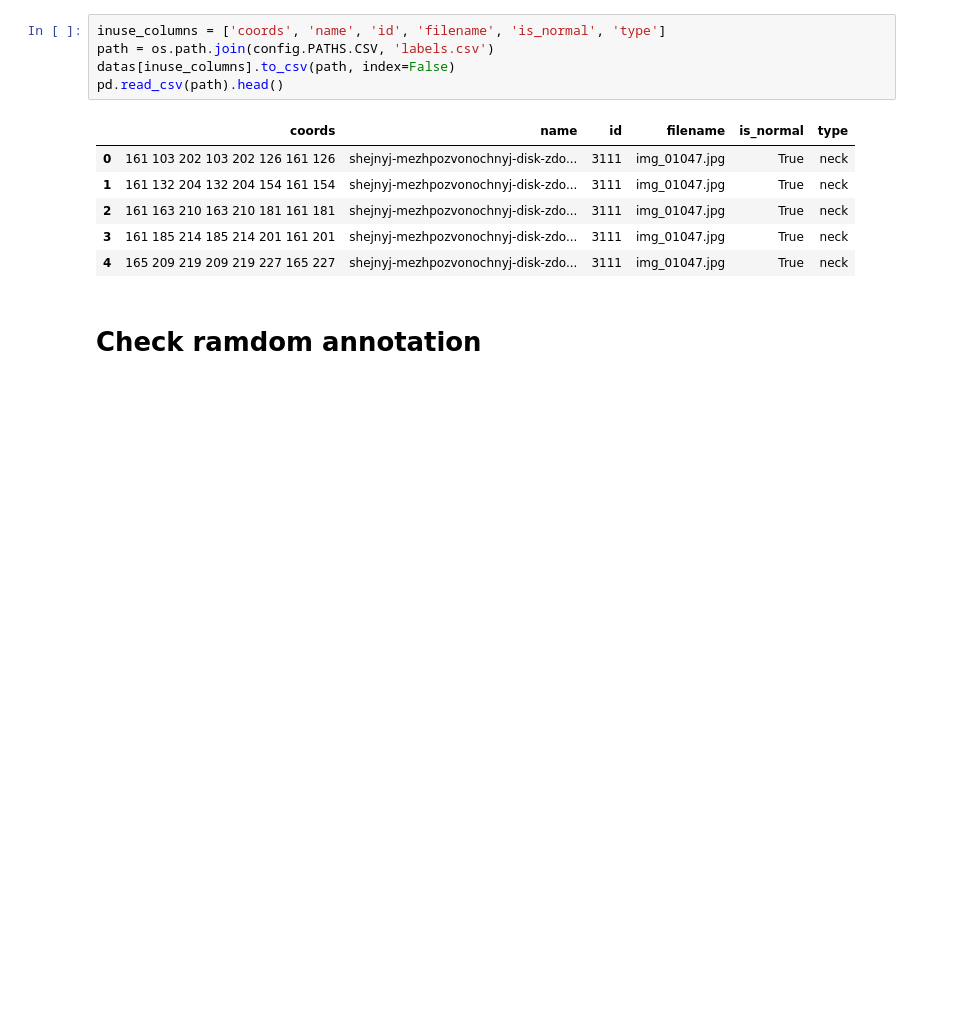
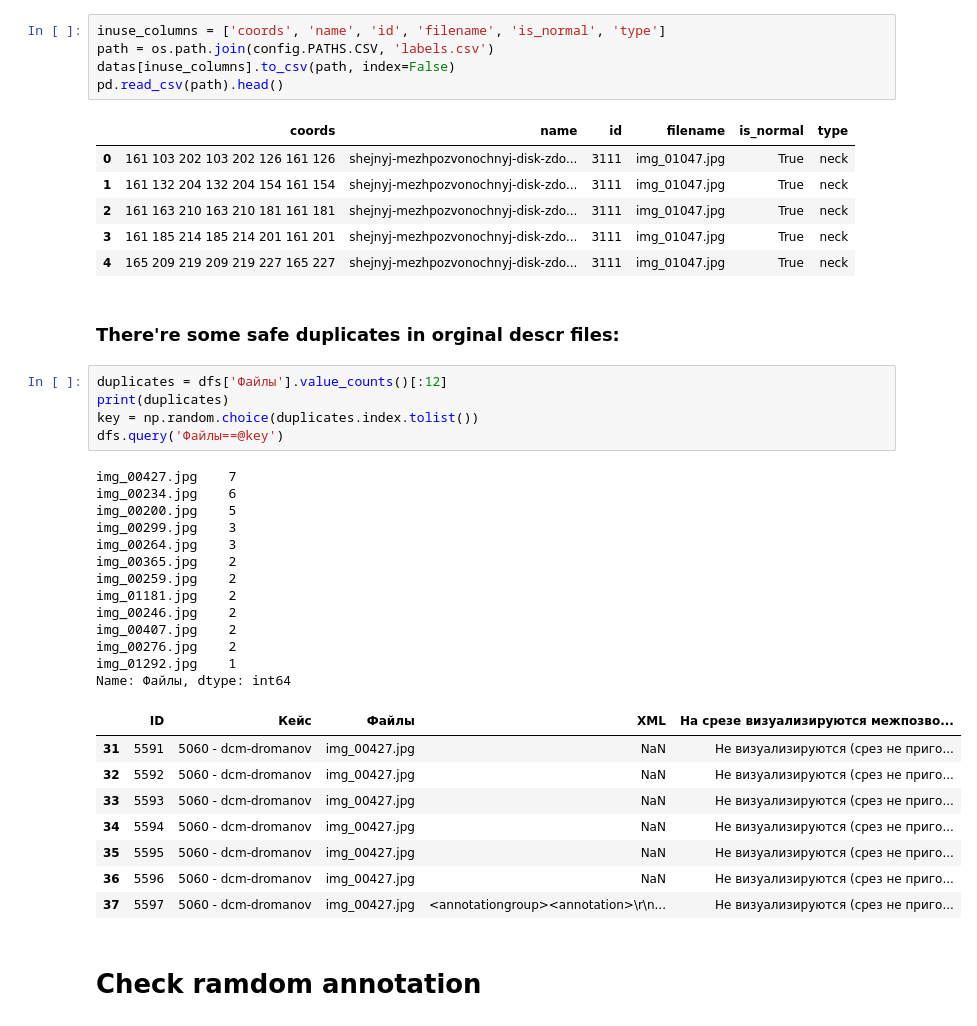
Before and after one commit to vessemer/CareMentorAI, a Jupyter notebook: IPython/EDA.ipynb, the cells around one changed output. Cells and saved outputs as stored; diff of their text form; blank space fills up the shorter version.

```diff
--- a/IPython/EDA.ipynb
+++ b/IPython/EDA.ipynb
@@ -219,6 +220,35 @@ pd.read_csv(path).head()
 | 2 | 161 163 210 163 210 181 161 181 | shejnyj-mezhpozvonochnyj-disk-zdo... | 3111 | img_01047.jpg | True | neck |
 | 3 | 161 185 214 185 214 201 161 201 | shejnyj-mezhpozvonochnyj-disk-zdo... | 3111 | img_01047.jpg | True | neck |
 | 4 | 165 209 219 209 219 227 165 227 | shejnyj-mezhpozvonochnyj-disk-zdo... | 3111 | img_01047.jpg | True | neck |
+# %% [markdown]
+### There're some safe duplicates in orginal descr files:
+# %%
+duplicates = dfs['Файлы'].value_counts()[:12]
+print(duplicates)
+key = np.random.choice(duplicates.index.tolist())
+dfs.query('Файлы==@key')
+# %% [output]
+img_00427.jpg    7
+img_00234.jpg    6
+img_00200.jpg    5
+img_00299.jpg    3
+img_00264.jpg    3
+img_00365.jpg    2
+img_00259.jpg    2
+img_01181.jpg    2
+img_00246.jpg    2
+img_00407.jpg    2
+img_00276.jpg    2
+img_01292.jpg    1
+Name: Файлы, dtype: int64
+|  | ID | Кейс | Файлы | XML | На срезе визуализируются межпозво... |
+| 31 | 5591 | 5060 - dcm-dromanov | img_00427.jpg | NaN | Не визуализируются (срез не приго... |
+| 32 | 5592 | 5060 - dcm-dromanov | img_00427.jpg | NaN | Не визуализируются (срез не приго... |
+| 33 | 5593 | 5060 - dcm-dromanov | img_00427.jpg | NaN | Не визуализируются (срез не приго... |
+| 34 | 5594 | 5060 - dcm-dromanov | img_00427.jpg | NaN | Не визуализируются (срез не приго... |
+| 35 | 5595 | 5060 - dcm-dromanov | img_00427.jpg | NaN | Не визуализируются (срез не приго... |
+| 36 | 5596 | 5060 - dcm-dromanov | img_00427.jpg | NaN | Не визуализируются (срез не приго... |
+| 37 | 5597 | 5060 - dcm-dromanov | img_00427.jpg | <annotationgroup><annotation>\r\n... | Не визуализируются (срез не приго... |
 # %% [markdown]
 # Check ramdom annotation
 # %%
```
Also changed, not shown: parts of 3 cells of this notebook.
